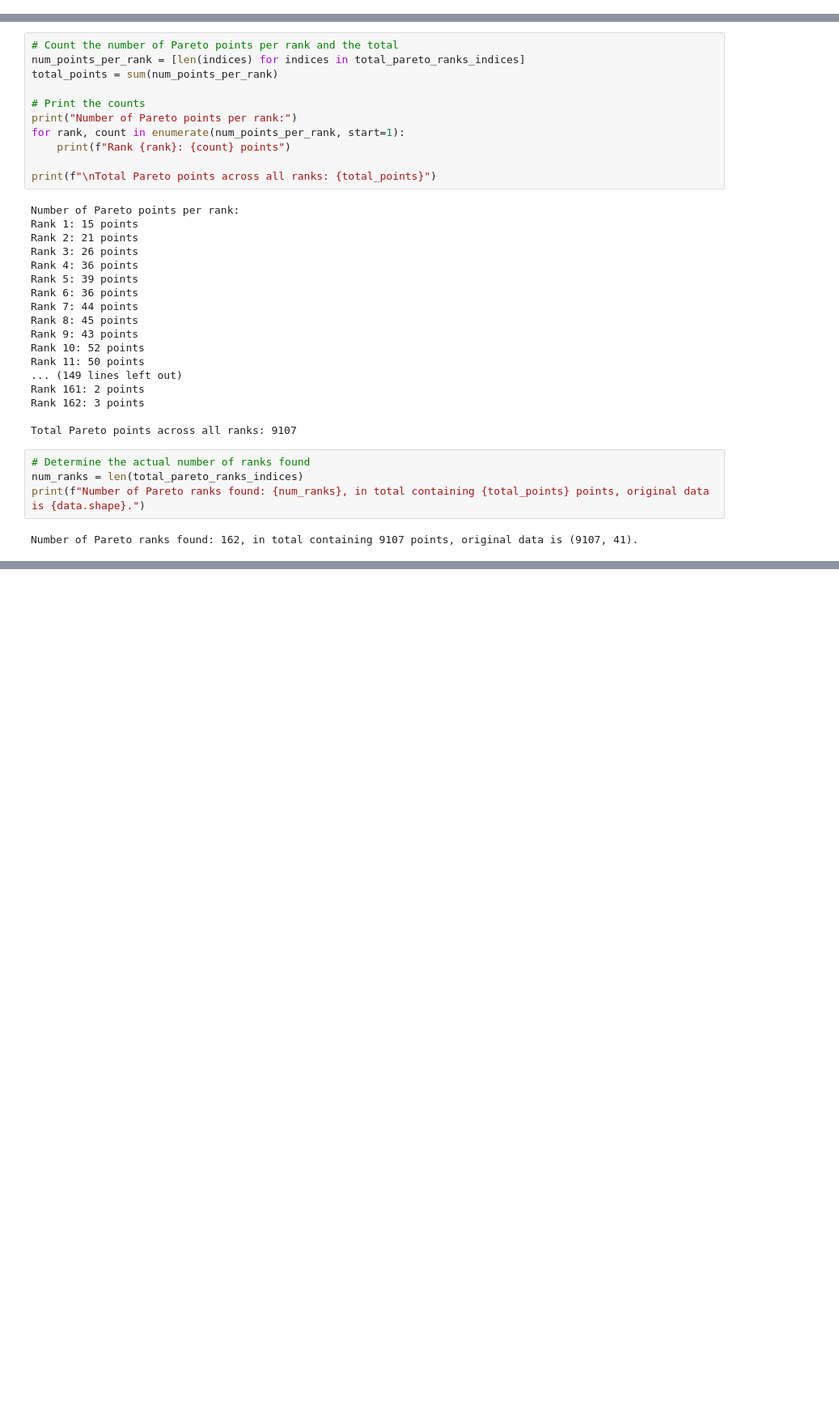
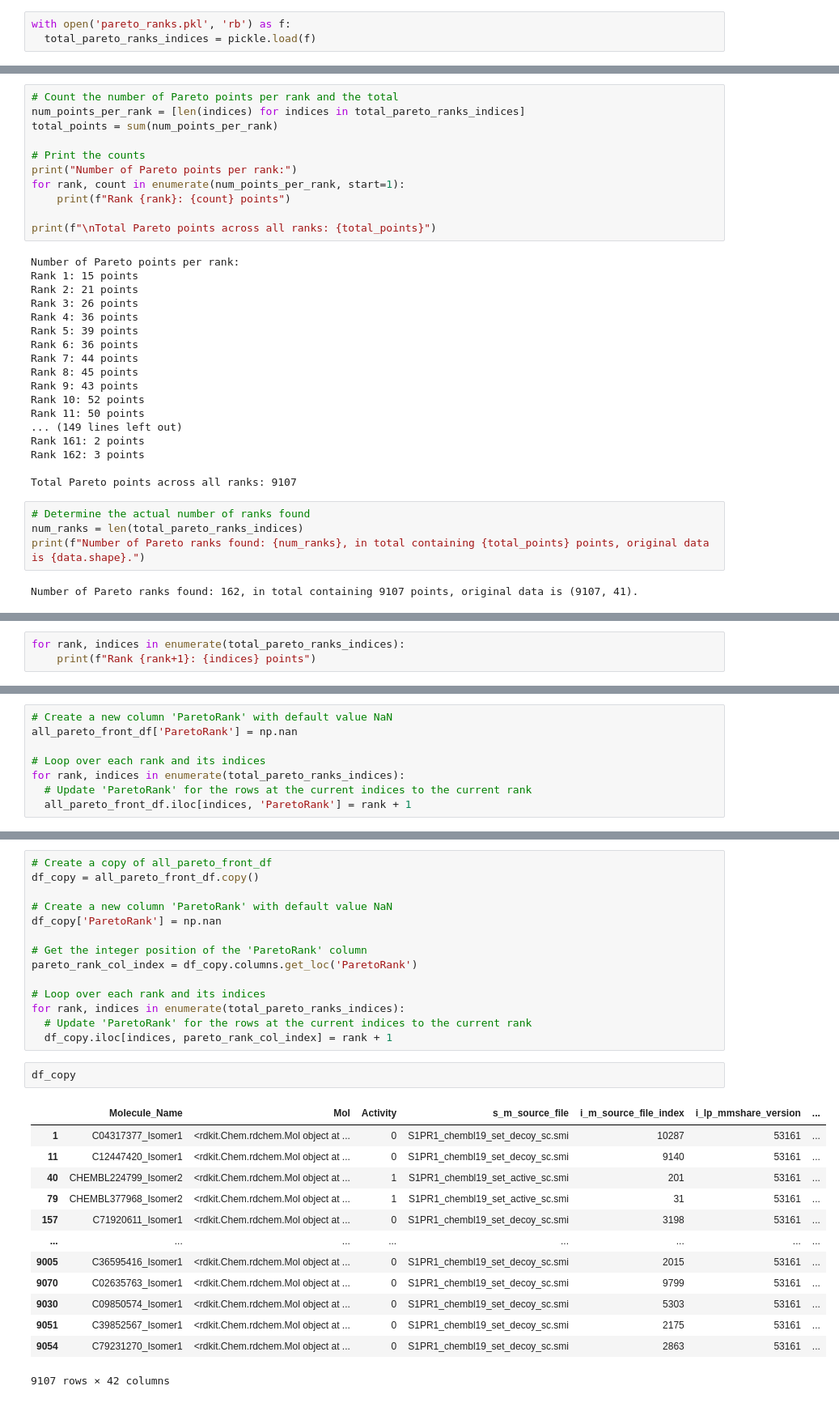
Before and after one commit to DKchemistry/chembl, a Jupyter notebook: GPCR-Bench-master/gpcr_papermill.ipynb, the cells around one changed output, grey strips where cells are left out. Shown at 81% size. Cells and saved outputs as stored; diff of their text form; blank space fills up the shorter version.

Commit message:
pareto ranking is in dataframe. can start trying enrichment metrics. still have the place holder pickle file to avoid recomputing everytime

```diff
--- a/GPCR-Bench-master/gpcr_papermill.ipynb
+++ b/GPCR-Bench-master/gpcr_papermill.ipynb
@@ -1640 +1647,4 @@ ga
+# %%
+with open('pareto_ranks.pkl', 'rb') as f:
+  total_pareto_ranks_indices = pickle.load(f)
 # %%
@@ -1756,0 +1778,3 @@ array([   1,    4,    9,   38,   71,  109,  136,  308,  489,  570,  781,
+# %%
+for rank, indices in enumerate(total_pareto_ranks_indices):
+    print(f"Rank {rank+1}: {indices} points")
@@ -1756,0 +1799,8 @@ array([   1,    4,    9,   38,   71,  109,  136,  308,  489,  570,  781,
+# %%
+# Create a new column 'ParetoRank' with default value NaN
+all_pareto_front_df['ParetoRank'] = np.nan
+
+# Loop over each rank and its indices
+for rank, indices in enumerate(total_pareto_ranks_indices):
+  # Update 'ParetoRank' for the rows at the current indices to the current rank
+  all_pareto_front_df.iloc[indices, 'ParetoRank'] = rank + 1
@@ -1756,0 +1831,30 @@ array([   1,    4,    9,   38,   71,  109,  136,  308,  489,  570,  781,
+# %%
+# Create a copy of all_pareto_front_df
+df_copy = all_pareto_front_df.copy()
+
+# Create a new column 'ParetoRank' with default value NaN
+df_copy['ParetoRank'] = np.nan
+
+# Get the integer position of the 'ParetoRank' column
+pareto_rank_col_index = df_copy.columns.get_loc('ParetoRank')
+
+# Loop over each rank and its indices
+for rank, indices in enumerate(total_pareto_ranks_indices):
+  # Update 'ParetoRank' for the rows at the current indices to the current rank
+  df_copy.iloc[indices, pareto_rank_col_index] = rank + 1
+# %%
+df_copy
+# %% [output]
+|  | Molecule_Name | Mol | Activity | s_m_source_file | i_m_source_file_index | i_lp_mmshare_version | ... |
+| 1 | C04317377_Isomer1 | <rdkit.Chem.rdchem.Mol object at ... | 0 | S1PR1_chembl19_set_decoy_sc.smi | 10287 | 53161 | ... |
+| 11 | C12447420_Isomer1 | <rdkit.Chem.rdchem.Mol object at ... | 0 | S1PR1_chembl19_set_decoy_sc.smi | 9140 | 53161 | ... |
+| 40 | CHEMBL224799_Isomer2 | <rdkit.Chem.rdchem.Mol object at ... | 1 | S1PR1_chembl19_set_active_sc.smi | 201 | 53161 | ... |
+| 79 | CHEMBL377968_Isomer2 | <rdkit.Chem.rdchem.Mol object at ... | 1 | S1PR1_chembl19_set_active_sc.smi | 31 | 53161 | ... |
+| 157 | C71920611_Isomer1 | <rdkit.Chem.rdchem.Mol object at ... | 0 | S1PR1_chembl19_set_decoy_sc.smi | 3198 | 53161 | ... |
+| ... | ... | ... | ... | ... | ... | ... | ... |
+| 9005 | C36595416_Isomer1 | <rdkit.Chem.rdchem.Mol object at ... | 0 | S1PR1_chembl19_set_decoy_sc.smi | 2015 | 53161 | ... |
+| 9070 | C02635763_Isomer1 | <rdkit.Chem.rdchem.Mol object at ... | 0 | S1PR1_chembl19_set_decoy_sc.smi | 9799 | 53161 | ... |
+| 9030 | C09850574_Isomer1 | <rdkit.Chem.rdchem.Mol object at ... | 0 | S1PR1_chembl19_set_decoy_sc.smi | 5303 | 53161 | ... |
+| 9051 | C39852567_Isomer1 | <rdkit.Chem.rdchem.Mol object at ... | 0 | S1PR1_chembl19_set_decoy_sc.smi | 2175 | 53161 | ... |
+| 9054 | C79231270_Isomer1 | <rdkit.Chem.rdchem.Mol object at ... | 0 | S1PR1_chembl19_set_decoy_sc.smi | 2863 | 53161 | ... |
+9107 rows × 42 columns
```
Also changed, not shown: parts of 19 cells of this notebook.
